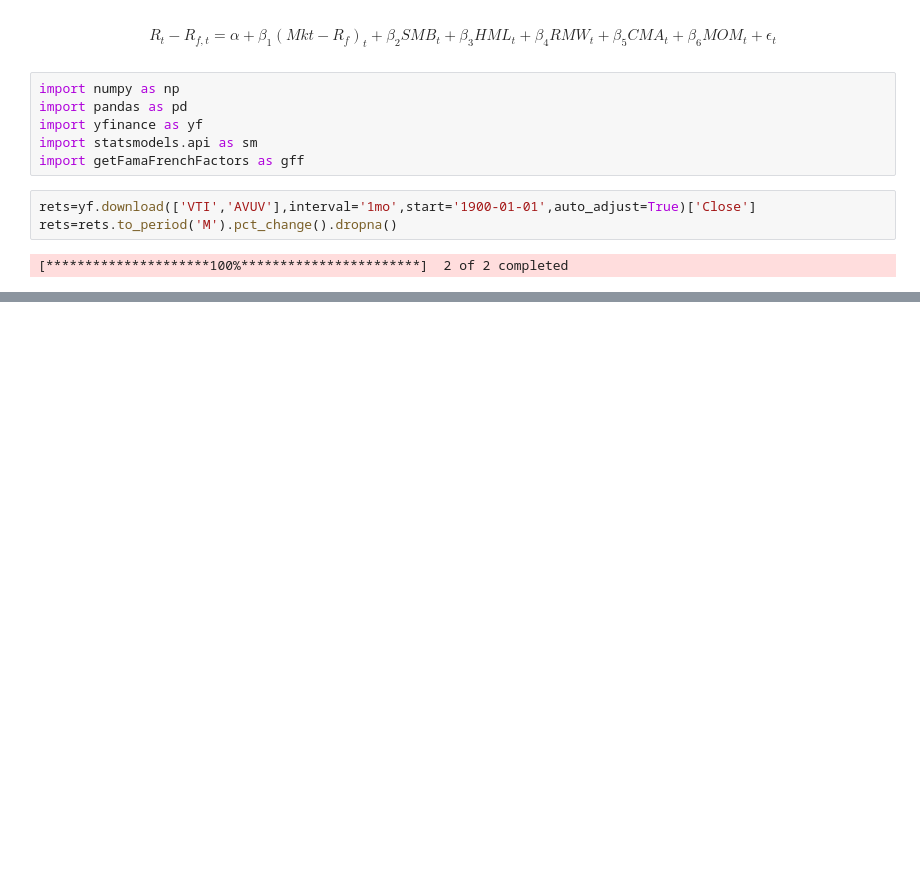
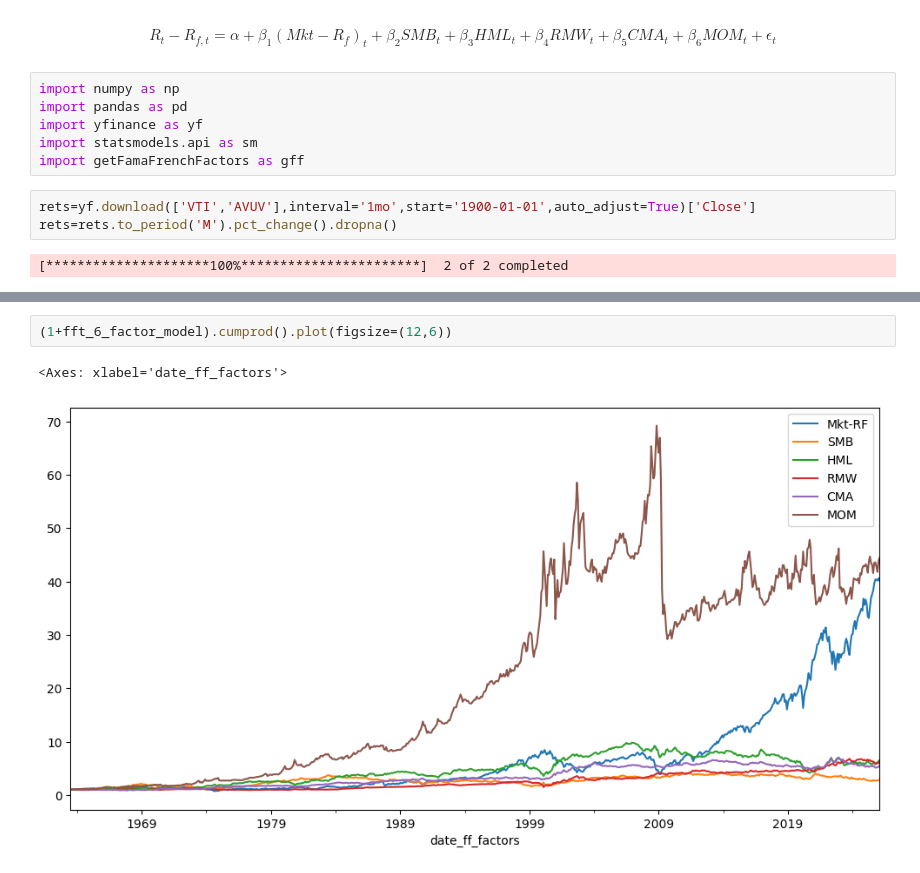
Before and after one commit to MdSadiqMd/Factor-Regression, a Jupyter notebook: factors.ipynb, the cells around one changed output, grey strips where cells are left out. Saved outputs shown, nothing was run; the diff lists cells and outputs as text; blank space fills up the shorter version.

```diff
--- a/factors.ipynb
+++ b/factors.ipynb
@@ -33,0 +44,5 @@ fft_5_factor_model
+# %%
+(1+fft_6_factor_model).cumprod().plot(figsize=(12,6))
+# %% [output]
+<Axes: xlabel='date_ff_factors'>
+[figure, added]
```
Also changed, not shown: parts of 4 cells of this notebook, 2 other files.
